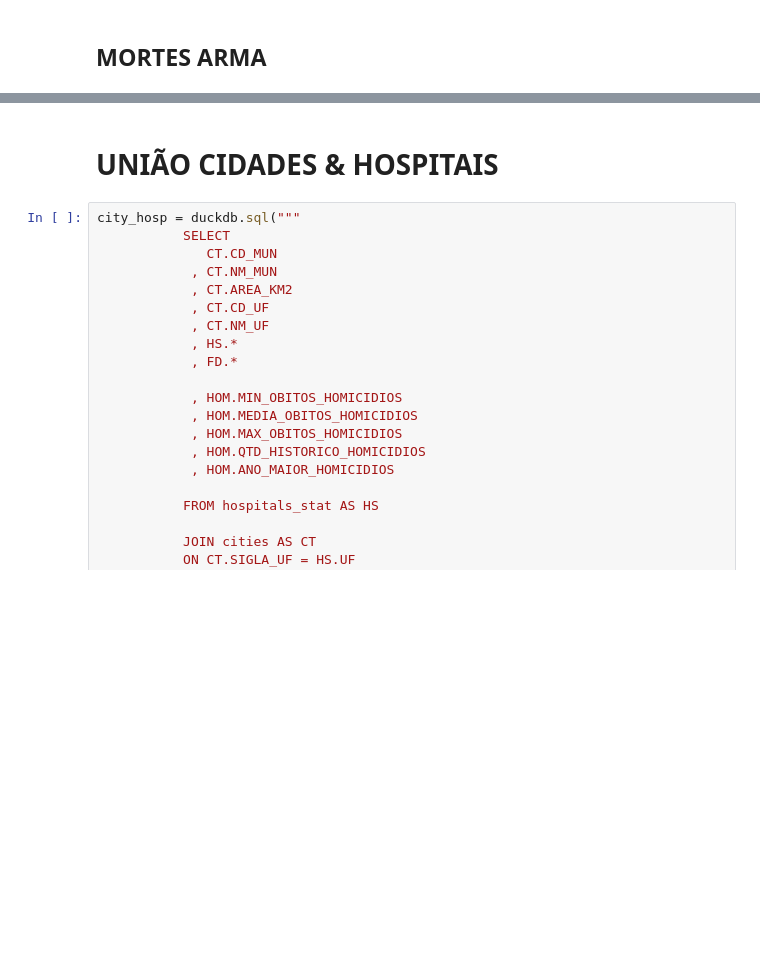
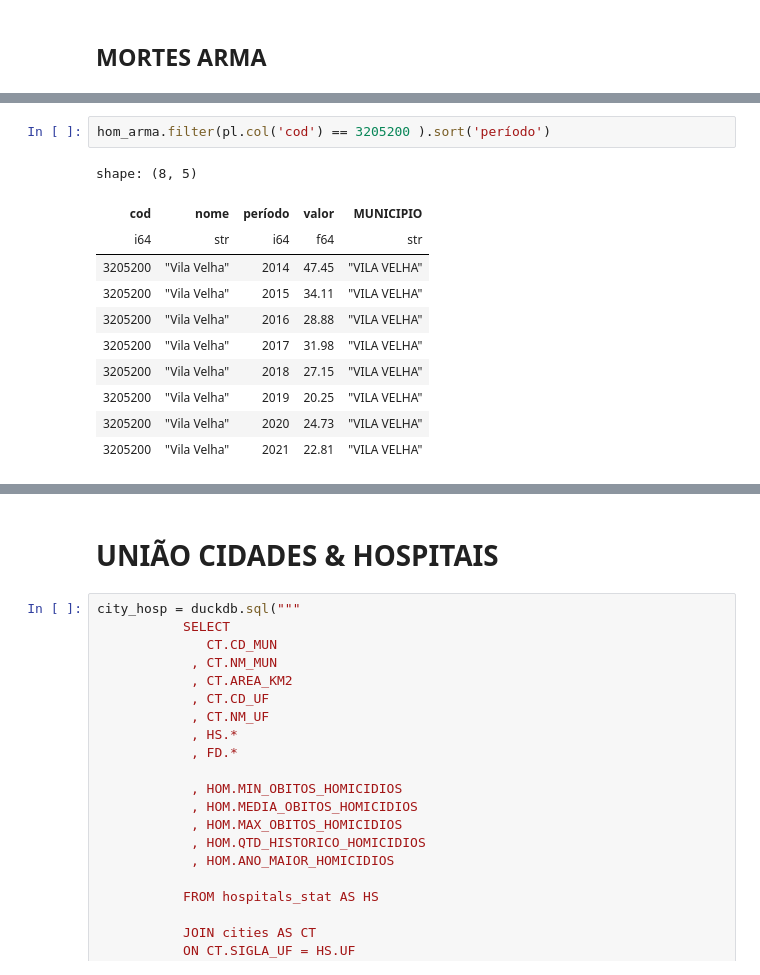
Before and after one commit to guilourenzo/analise_municipios, a Jupyter notebook: finding_home.ipynb, the cells around one changed output, grey strips where cells are left out. Saved outputs shown, nothing was run; the diff lists cells and outputs as text; blank space fills up the shorter version.

```diff
--- a/finding_home.ipynb
+++ b/finding_home.ipynb
@@ -208,0 +244,14 @@ shape: (5, 7)
+# %%
+hom_arma.filter(pl.col('cod') == 3205200 ).sort('período')
+# %% [output]
+shape: (8, 5)
+| cod | nome | período | valor | MUNICIPIO |
+| i64 | str | i64 | f64 | str |
+| 3205200 | "Vila Velha" | 2014 | 47.45 | "VILA VELHA" |
+| 3205200 | "Vila Velha" | 2015 | 34.11 | "VILA VELHA" |
+| 3205200 | "Vila Velha" | 2016 | 28.88 | "VILA VELHA" |
+| 3205200 | "Vila Velha" | 2017 | 31.98 | "VILA VELHA" |
+| 3205200 | "Vila Velha" | 2018 | 27.15 | "VILA VELHA" |
+| 3205200 | "Vila Velha" | 2019 | 20.25 | "VILA VELHA" |
+| 3205200 | "Vila Velha" | 2020 | 24.73 | "VILA VELHA" |
+| 3205200 | "Vila Velha" | 2021 | 22.81 | "VILA VELHA" |
```
Also changed, not shown: parts of 42 cells of this notebook, 20 other files.
